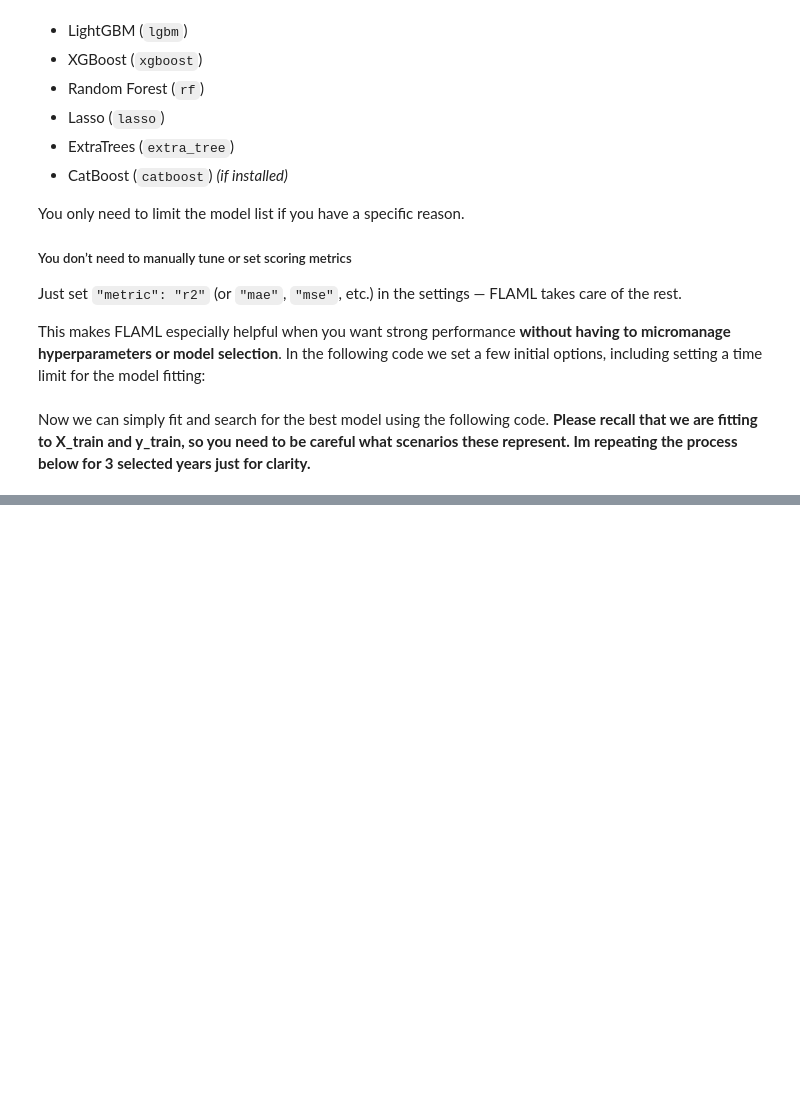
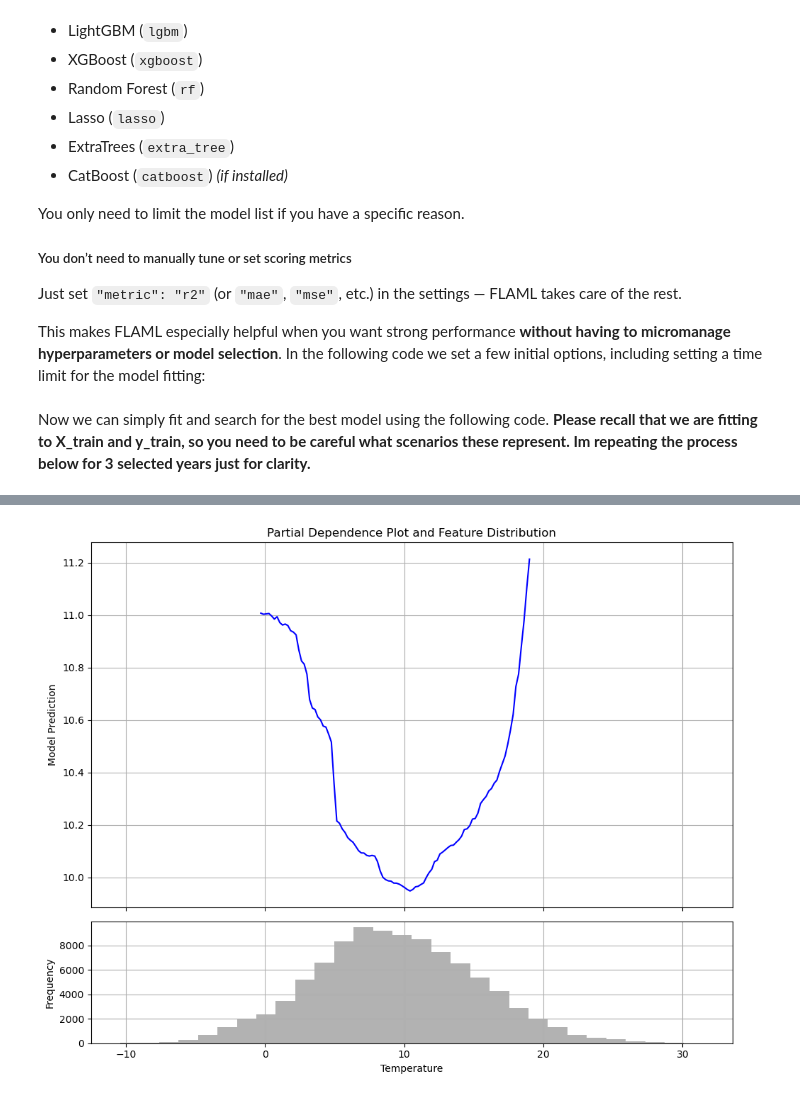
Before and after one commit to m-edal/Time-series-analytics-course, a Jupyter notebook: Practical_4_automl_shap.ipynb, the cells around one changed output, grey strips where cells are left out. Saved outputs shown, nothing was run; the diff lists cells and outputs as text; code cells hidden in the pictures; blank space fills up the shorter version.

```diff
--- a/Practical_4_automl_shap.ipynb
+++ b/Practical_4_automl_shap.ipynb
@@ -1006,0 +1126,51 @@ TypeError: 'NoneType' object is not callable
+# %%
+# ------------- INSERT CODE HERE -----------------
+
+sample_df_ex4 = MAN3_DATA[MAN3_DATA['PM2.5'] >= 0]
+
+y=sample_df_ex4[['PM2.5']].values
+X=sample_df_ex4[['wd', 'ws', 'temp', 'AT2.5', 'AP2.5', 'u10', 'v10', 'd2m', 't2m', 'blh', 'sp', 'ssrd', 'tp', 'r', 'U', 'V','hour', 'day', 'month', 'unix', 'day_of_year']].values
+
+# First split: 85% train+val, 15% test
+X_temp, X_test, y_temp, y_test = train_test_split(
+    X, y, test_size=0.15, random_state=10
+)
+
+# set the parameters for AutoML
+automl = AutoML()
+automl_settings = {
+            "time_budget": 300,
+            "metric": 'mse',
+            "task": 'regression',
+            "estimator_list": ["rf", "xgboost", "extra_tree"],
+            'seed': 7654321
+        }
+
+# run the AutoML
+automl.fit(X_train=X_train, y_train=y_train, X_val=X_test, y_val=y_test, **automl_settings)
+
+# get hold of the best model
+best_model_automl = automl.model.model
+
+# Create PDP plot showing dependency on temperature again
+pardep_automl = partial_dependence(best_model_automl, sample_df_ex4[['wd', 'ws', 'temp', 'AT2.5', 'AP2.5', 'u10', 'v10', 'd2m', 't2m', 'blh', 'sp', 'ssrd', 'tp', 'r', 'U', 'V','hour', 'day', 'month', 'unix', 'day_of_year']], ['temp'])
+
+fig, (ax1, ax2) = plt.subplots(2, 1, figsize=(10, 8), sharex=True, gridspec_kw={'height_ratios': [3, 1]})
+
+# PDP
+ax1.plot(pardep_automl['grid_values'][0], pardep_automl['average'][0], color='blue')
+ax1.set_ylabel('Model Prediction')
+ax1.set_title('Partial Dependence Plot and Feature Distribution')
+ax1.grid(True)
+
+# Histogram
+ax2.hist(sample_df_ex4['temp'], bins=30, color='gray', alpha=0.6)
+ax2.set_xlabel('Temperature')
+ax2.set_ylabel('Frequency')
+ax2.grid(True)
+
+plt.tight_layout()
+plt.show()
+
+# ------------------------------------------------
+# %% [output]
@@ -1006,0 +1194 @@ TypeError: 'NoneType' object is not callable
+[figure, added]
```
Also changed, not shown: parts of 13 cells of this notebook.
